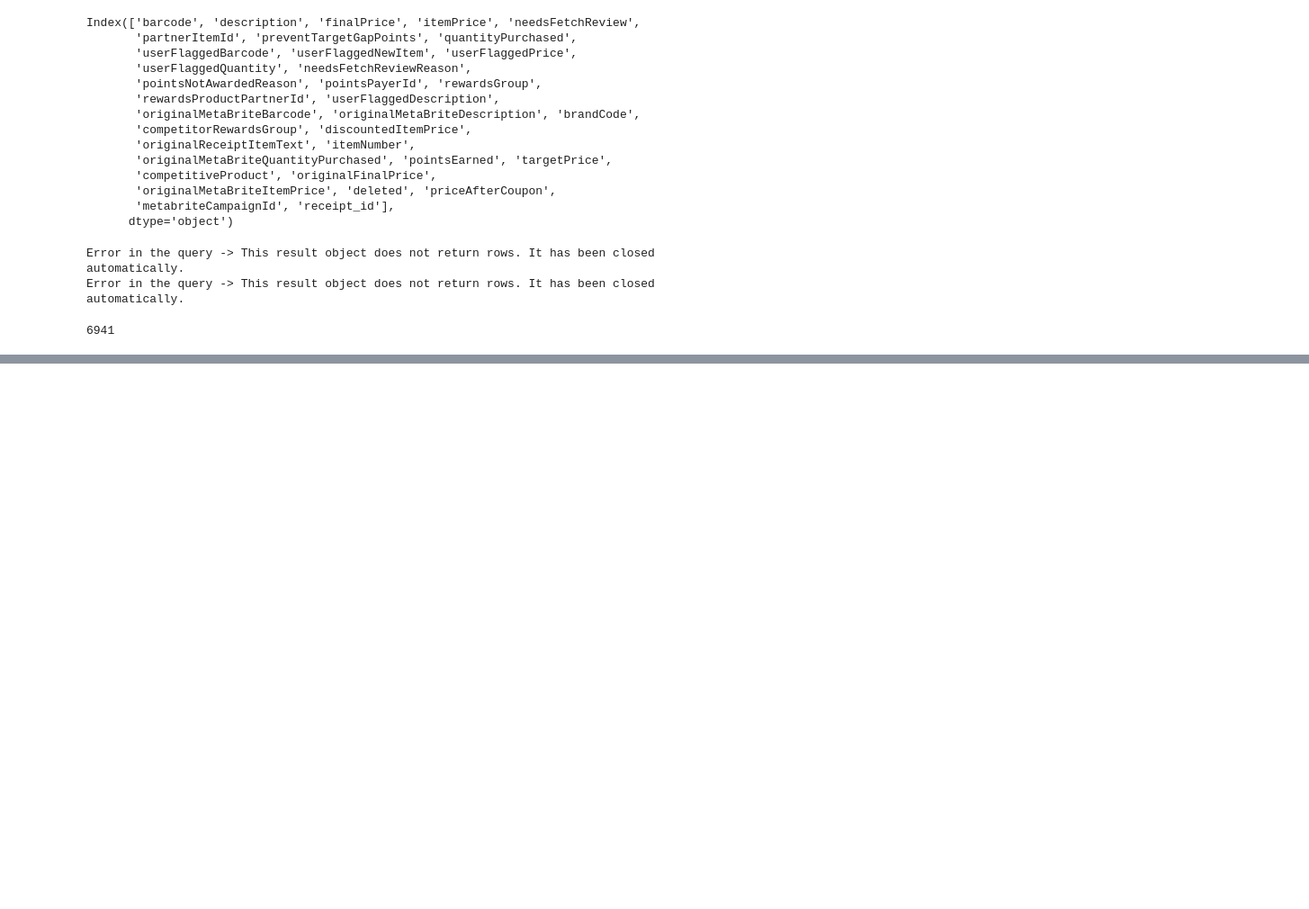
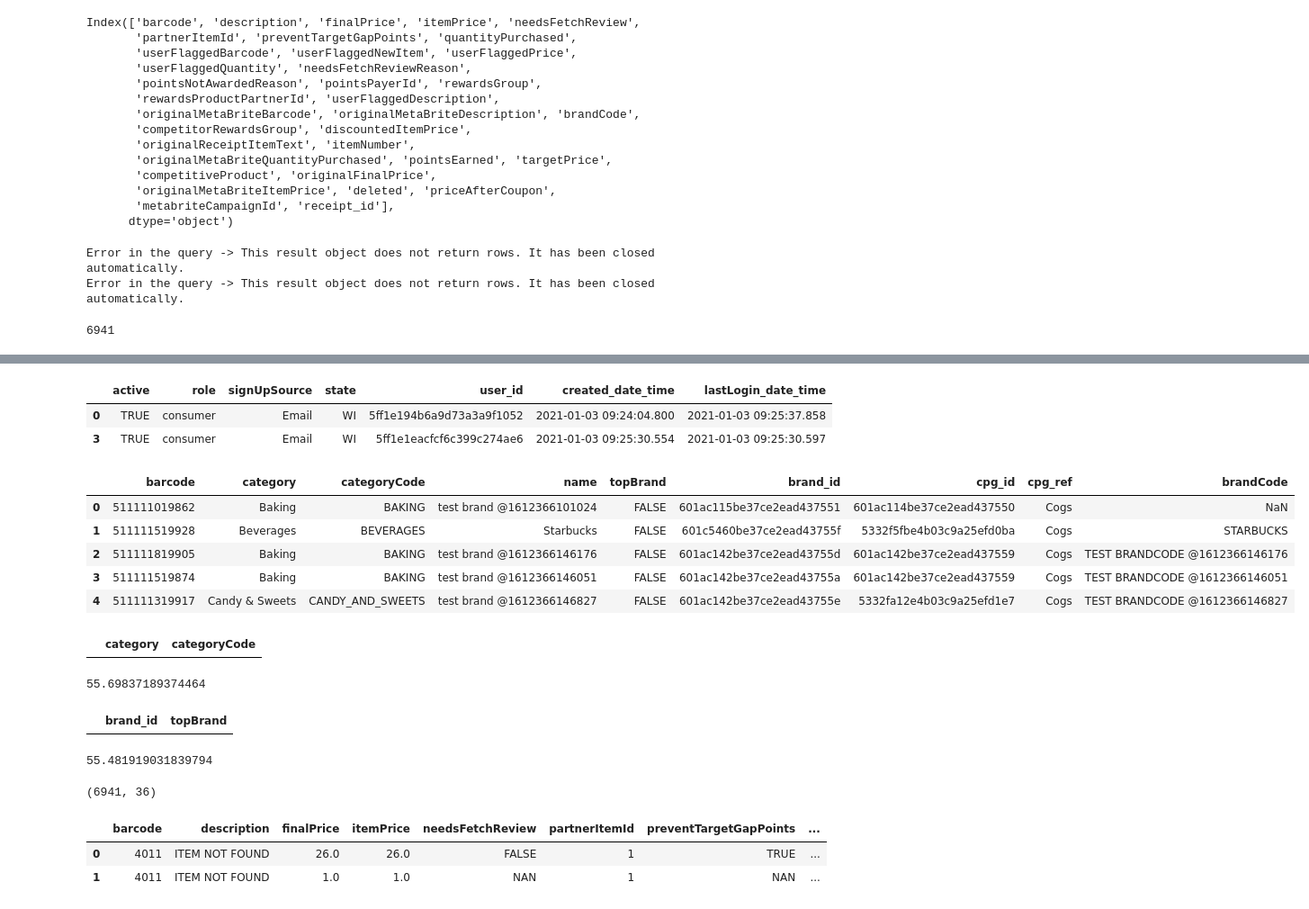
Before and after one commit to AmarthyaK/Fetch_take_home_Amarthya, a Jupyter notebook: Data_quality_checks_and MYSQL_load.ipynb, the cells around one changed output, grey strips where cells are left out. Shown: that part at 90% size. Saved outputs shown, nothing was run; the diff lists cells and outputs as text; code cells hidden in the pictures; blank space fills up the shorter version.

```diff
--- a/Data_quality_checks_and MYSQL_load.ipynb
+++ b/Data_quality_checks_and MYSQL_load.ipynb
@@ -1412,0 +1379,61 @@ receipts_df[receipts_df['scan_check'] == '2021-03'].head()
+# %%
+users_df_no_duplicates.head(2)
+# %% [output]
+|  | active | role | signUpSource | state | user_id | created_date_time | lastLogin_date_time |
+| 0 | TRUE | consumer | Email | WI | 5ff1e194b6a9d73a3a9f1052 | 2021-01-03 09:24:04.800 | 2021-01-03 09:25:37.858 |
+| 3 | TRUE | consumer | Email | WI | 5ff1e1eacfcf6c399c274ae6 | 2021-01-03 09:25:30.554 | 2021-01-03 09:25:30.597 |
+# %%
+brands_df.head()
+# %% [output]
+|  | barcode | category | categoryCode | name | topBrand | brand_id | cpg_id | cpg_ref | brandCode |
+| 0 | 511111019862 | Baking | BAKING | test brand @1612366101024 | FALSE | 601ac115be37ce2ead437551 | 601ac114be37ce2ead437550 | Cogs | NaN |
+| 1 | 511111519928 | Beverages | BEVERAGES | Starbucks | FALSE | 601c5460be37ce2ead43755f | 5332f5fbe4b03c9a25efd0ba | Cogs | STARBUCKS |
+| 2 | 511111819905 | Baking | BAKING | test brand @1612366146176 | FALSE | 601ac142be37ce2ead43755d | 601ac142be37ce2ead437559 | Cogs | TEST BRANDCODE @1612366146176 |
+| 3 | 511111519874 | Baking | BAKING | test brand @1612366146051 | FALSE | 601ac142be37ce2ead43755a | 601ac142be37ce2ead437559 | Cogs | TEST BRANDCODE @1612366146051 |
+| 4 | 511111319917 | Candy & Sweets | CANDY_AND_SWEETS | test brand @1612366146827 | FALSE | 601ac142be37ce2ead43755e | 5332fa12e4b03c9a25efd1e7 | Cogs | TEST BRANDCODE @1612366146827 |
+# %%
+brands_df_check = brands_df.copy()
+brands_df_check['categoryCode'].fillna('NOTFOUND',inplace= True)
+
+### Checking if Category values have a unique pair of category code
+
+### checking inconsistent
+
+inconsistent = brands_df.groupby('category')['categoryCode'].nunique().reset_index()
+inconsistent = inconsistent[inconsistent['categoryCode'] > 1]
+inconsistent
+# %% [output]
+|  | category | categoryCode |
+# %%
+percentage_of_missing_categoryCode = 100*brands_df['categoryCode'].isna().sum()/brands_df.shape[0]
+print(percentage_of_missing_categoryCode)
+# %% [output]
+55.69837189374464
+# %%
+#### 2NF: checking for brands:
+
+### Checking if Category values have a unique pair of category code
+### checking inconsistent
+
+column = 'topBrand'
+
+inconsistent = brands_df.groupby('brand_id')[column].nunique().reset_index()
+inconsistent = inconsistent[inconsistent[column] > 1]
+inconsistent
+# %% [output]
+|  | brand_id | topBrand |
+# %%
+percentage_of_missing_barcode = 100*rewards_receipts_df['barcode'].isna().sum()/rewards_receipts_df.shape[0]
+print(percentage_of_missing_barcode)
+# %% [output]
+55.481919031839794
+# %%
+rewards_receipts_df.shape
+# %% [output]
+(6941, 36)
+# %%
+rewards_receipts_df.head(2)
+# %% [output]
+|  | barcode | description | finalPrice | itemPrice | needsFetchReview | partnerItemId | preventTargetGapPoints | ... |
+| 0 | 4011 | ITEM NOT FOUND | 26.0 | 26.0 | FALSE | 1 | TRUE | ... |
+| 1 | 4011 | ITEM NOT FOUND | 1.0 | 1.0 | NAN | 1 | NAN | ... |
```
Also changed, not shown: parts of 42 cells of this notebook, 8 other files.
